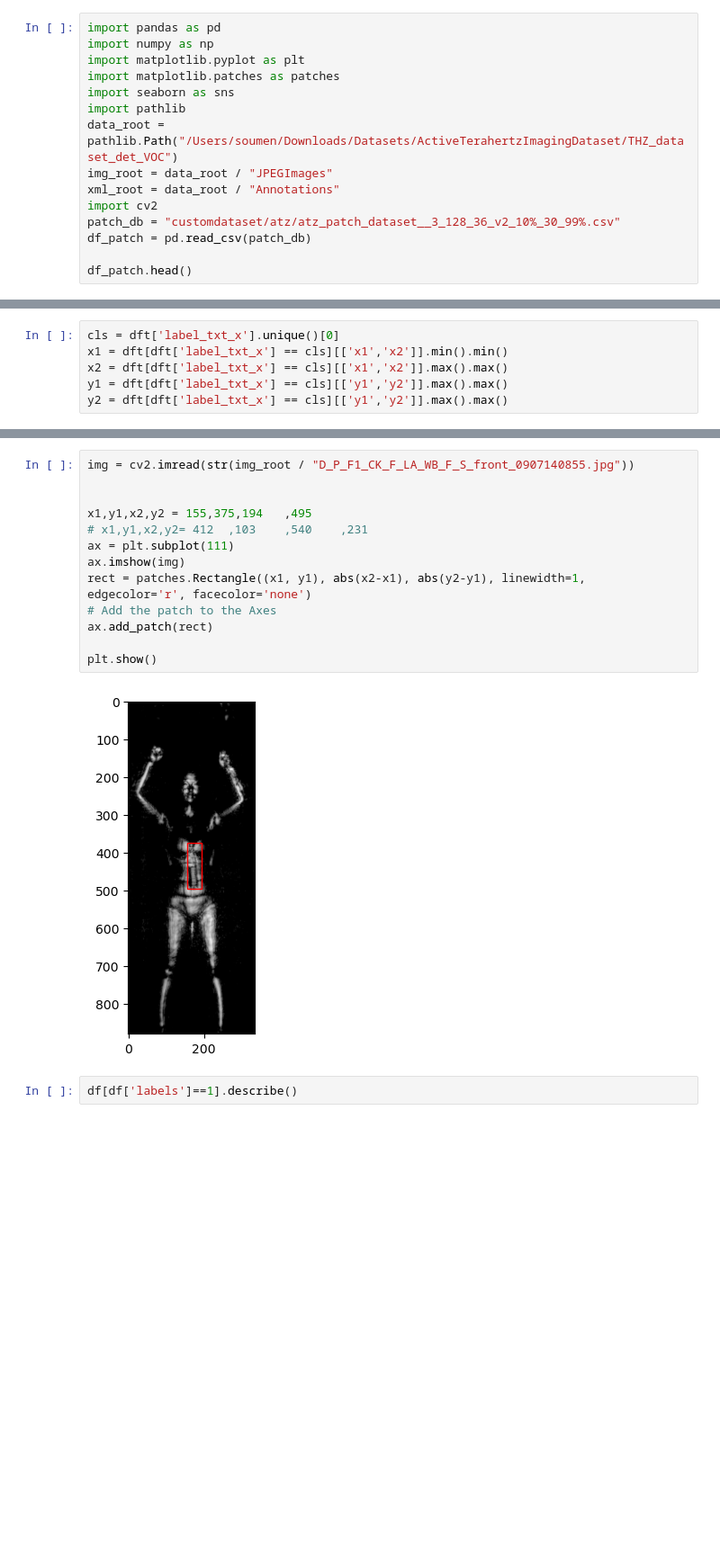
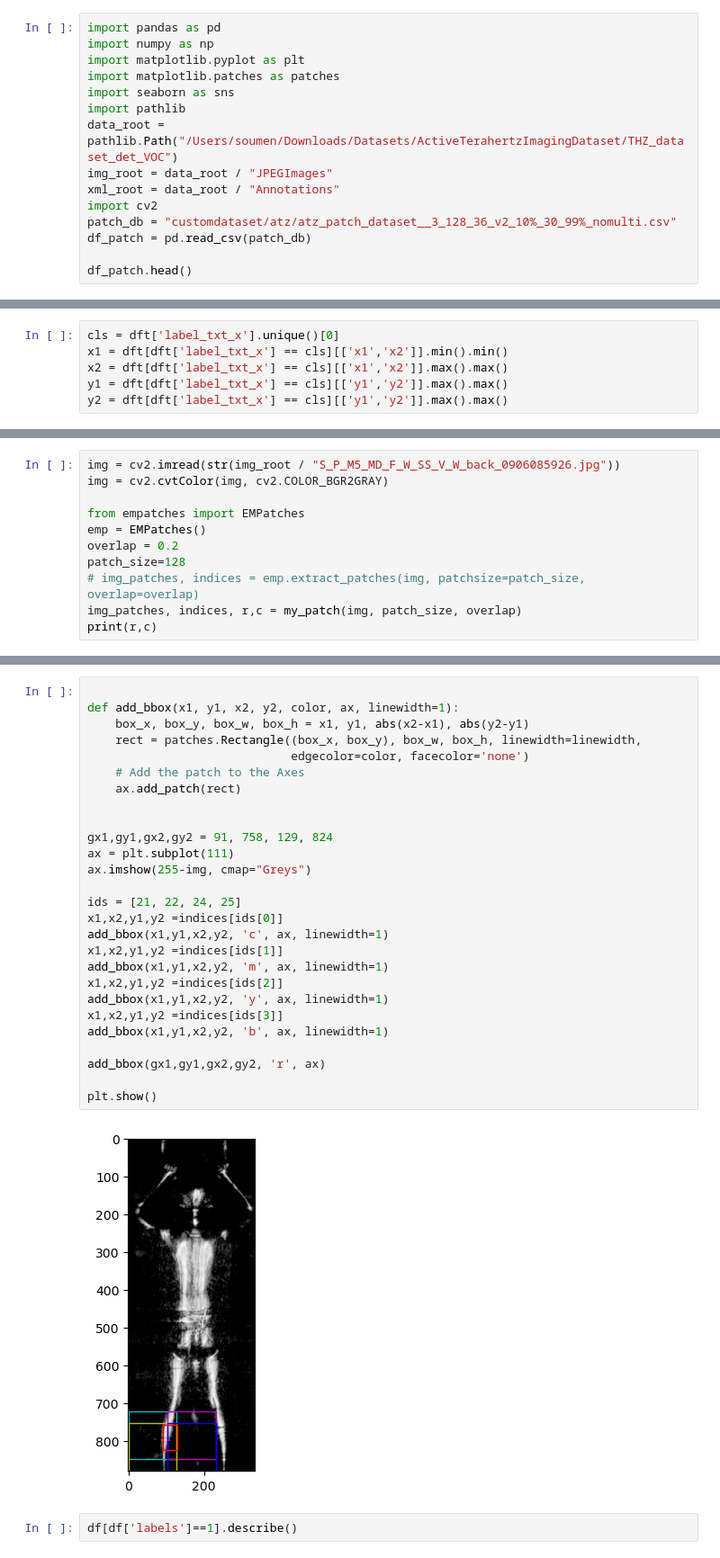
Before and after one commit to Redcof/Skip-Attention-GAN, a Jupyter notebook: anomaly_histogram.ipynb, the cells around one changed output, grey strips where cells are left out. Shown at 90% size. Saved outputs shown, nothing was run; the diff lists cells and outputs as text; blank space fills up the shorter version.

Commit message:
- manual patch - reference box

```diff
--- a/anomaly_histogram.ipynb
+++ b/anomaly_histogram.ipynb
@@ -9,7 +9,7 @@ data_root = pathlib.Path("/Users/soumen/Downloads/Datasets/ActiveTerahertzImagin
 img_root = data_root / "JPEGImages"
 xml_root = data_root / "Annotations"
 import cv2
-patch_db = "customdataset/atz/atz_patch_dataset__3_128_36_v2_10%_30_99%.csv"
+patch_db = "customdataset/atz/atz_patch_dataset__3_128_36_v2_10%_30_99%_nomulti.csv"
 df_patch = pd.read_csv(patch_db)
 
 df_patch.head()
@@ -199,0 +255,11 @@ y2 = dft[dft['label_txt_x'] == cls][['y1','y2']].max().max()
+# %%
+img = cv2.imread(str(img_root / "S_P_M5_MD_F_W_SS_V_W_back_0906085926.jpg"))
+img = cv2.cvtColor(img, cv2.COLOR_BGR2GRAY)
+
+from empatches import EMPatches
+emp = EMPatches()
+overlap = 0.2
+patch_size=128
+# img_patches, indices = emp.extract_patches(img, patchsize=patch_size, overlap=overlap)
+img_patches, indices, r,c = my_patch(img, patch_size, overlap)
+print(r,c)
@@ -200,18 +268,32 @@ y2 = dft[dft['label_txt_x'] == cls][['y1','y2']].max().max()
 # %%
-img = cv2.imread(str(img_root / "D_P_F1_CK_F_LA_WB_F_S_front_0907140855.jpg"))
+
+def add_bbox(x1, y1, x2, y2, color, ax, linewidth=1):
+    box_x, box_y, box_w, box_h = x1, y1, abs(x2-x1), abs(y2-y1)
+    rect = patches.Rectangle((box_x, box_y), box_w, box_h, linewidth=linewidth,
+                             edgecolor=color, facecolor='none')
+    # Add the patch to the Axes
+    ax.add_patch(rect)
 
 
-x1,y1,x2,y2 = 155,375,194	,495
-# x1,y1,x2,y2= 412	,103	,540	,231
+gx1,gy1,gx2,gy2 = 91, 758, 129, 824
 ax = plt.subplot(111)
-ax.imshow(img)
-rect = patches.Rectangle((x1, y1), abs(x2-x1), abs(y2-y1), linewidth=1, edgecolor='r', facecolor='none')
-# Add the patch to the Axes
-ax.add_patch(rect)
+ax.imshow(255-img, cmap="Greys")
+
+ids = [21, 22, 24, 25]
+x1,x2,y1,y2 =indices[ids[0]]
+add_bbox(x1,y1,x2,y2, 'c', ax, linewidth=1)
+x1,x2,y1,y2 =indices[ids[1]]
+add_bbox(x1,y1,x2,y2, 'm', ax, linewidth=1)
+x1,x2,y1,y2 =indices[ids[2]]
+add_bbox(x1,y1,x2,y2, 'y', ax, linewidth=1)
+x1,x2,y1,y2 =indices[ids[3]]
+add_bbox(x1,y1,x2,y2, 'b', ax, linewidth=1)
+
+add_bbox(gx1,gy1,gx2,gy2, 'r', ax)
 
 plt.show()
 # %% [output]
-[figure, old version]
+[figure, new version]
 # %%
 df[df['labels']==1].describe()
 # %% [output]
```
Also changed, not shown: parts of 8 cells of this notebook, 4 other files.
